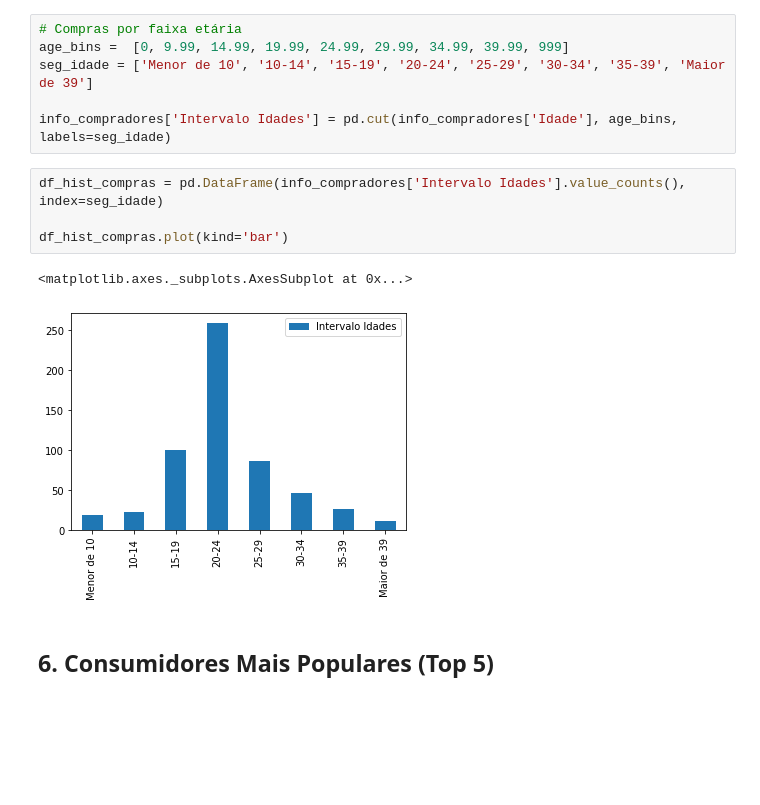
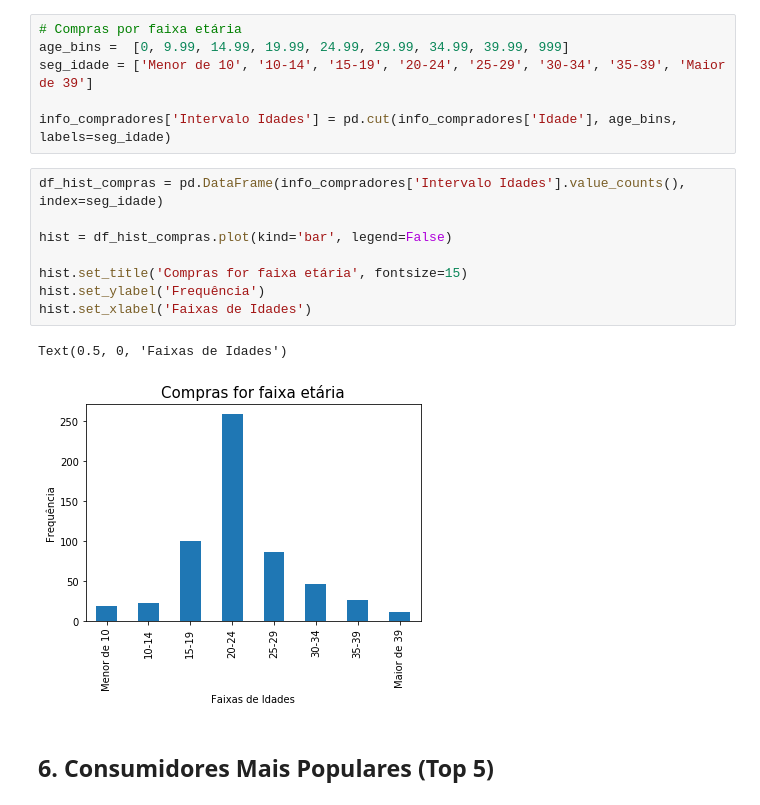
Before and after one commit to ralsouza/python_fundamentos, a Jupyter notebook: src/05_desafio/05_missao05.ipynb, the cells around one changed output. Drawn from its saved outputs; the diff is of its cells as text; blank space fills up the shorter version.

```diff
--- a/src/05_desafio/05_missao05.ipynb
+++ b/src/05_desafio/05_missao05.ipynb
@@ -293,10 +293,14 @@ info_compradores['Intervalo Idades'] = pd.cut(info_compradores['Idade'], age_bin
 # %%
 df_hist_compras = pd.DataFrame(info_compradores['Intervalo Idades'].value_counts(), index=seg_idade)
 
-df_hist_compras.plot(kind='bar')
+hist = df_hist_compras.plot(kind='bar', legend=False)
+
+hist.set_title('Compras for faixa etária', fontsize=15)
+hist.set_ylabel('Frequência')
+hist.set_xlabel('Faixas de Idades')
 # %% [output]
-<matplotlib.axes._subplots.AxesSubplot at 0x...>
+Text(0.5, 0, 'Faixas de Idades')
-[figure, old version]
+[figure, new version]
 # %% [markdown]
 ## **6. Consumidores Mais Populares (Top 5)**
 # %%
```
